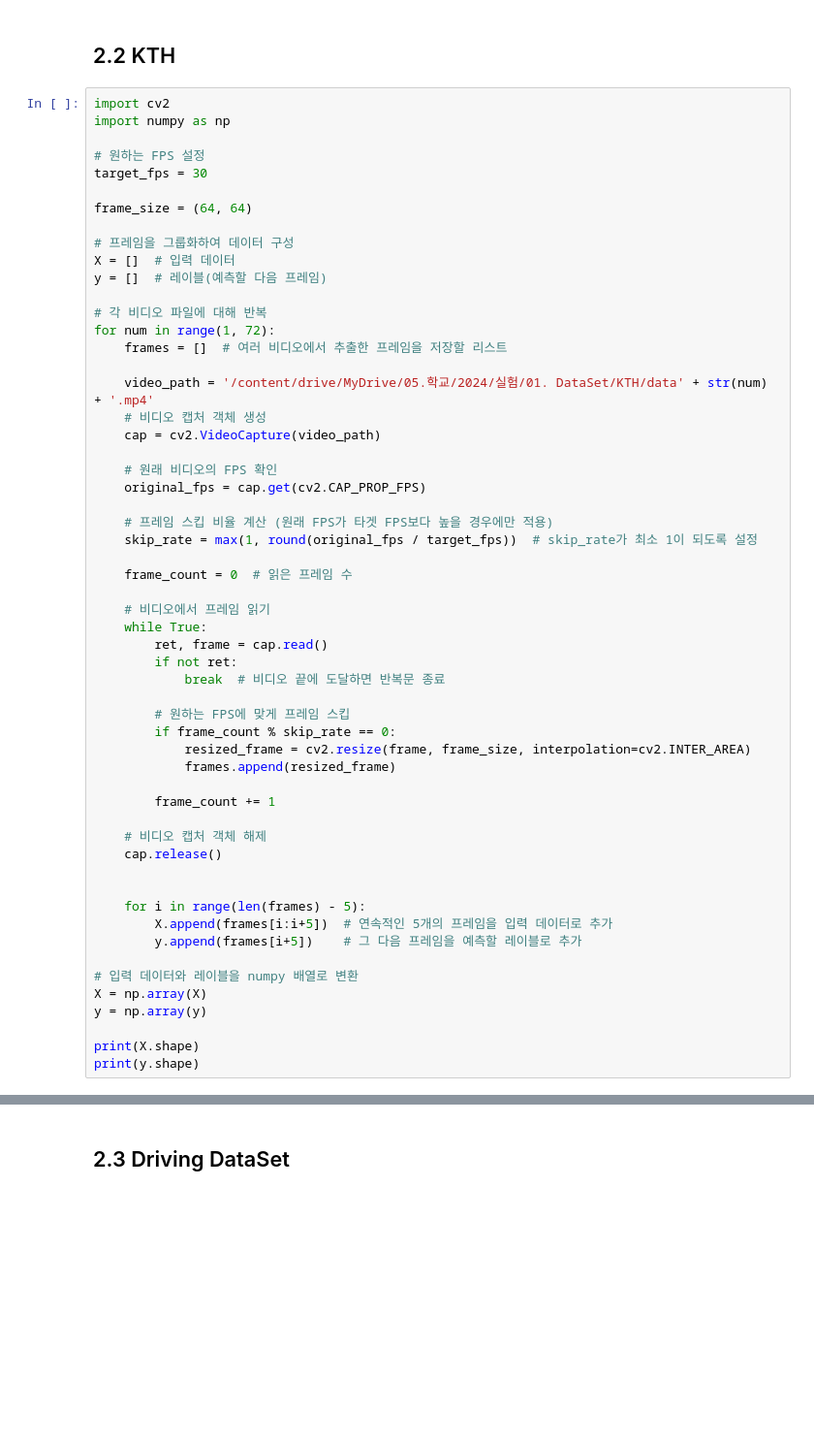
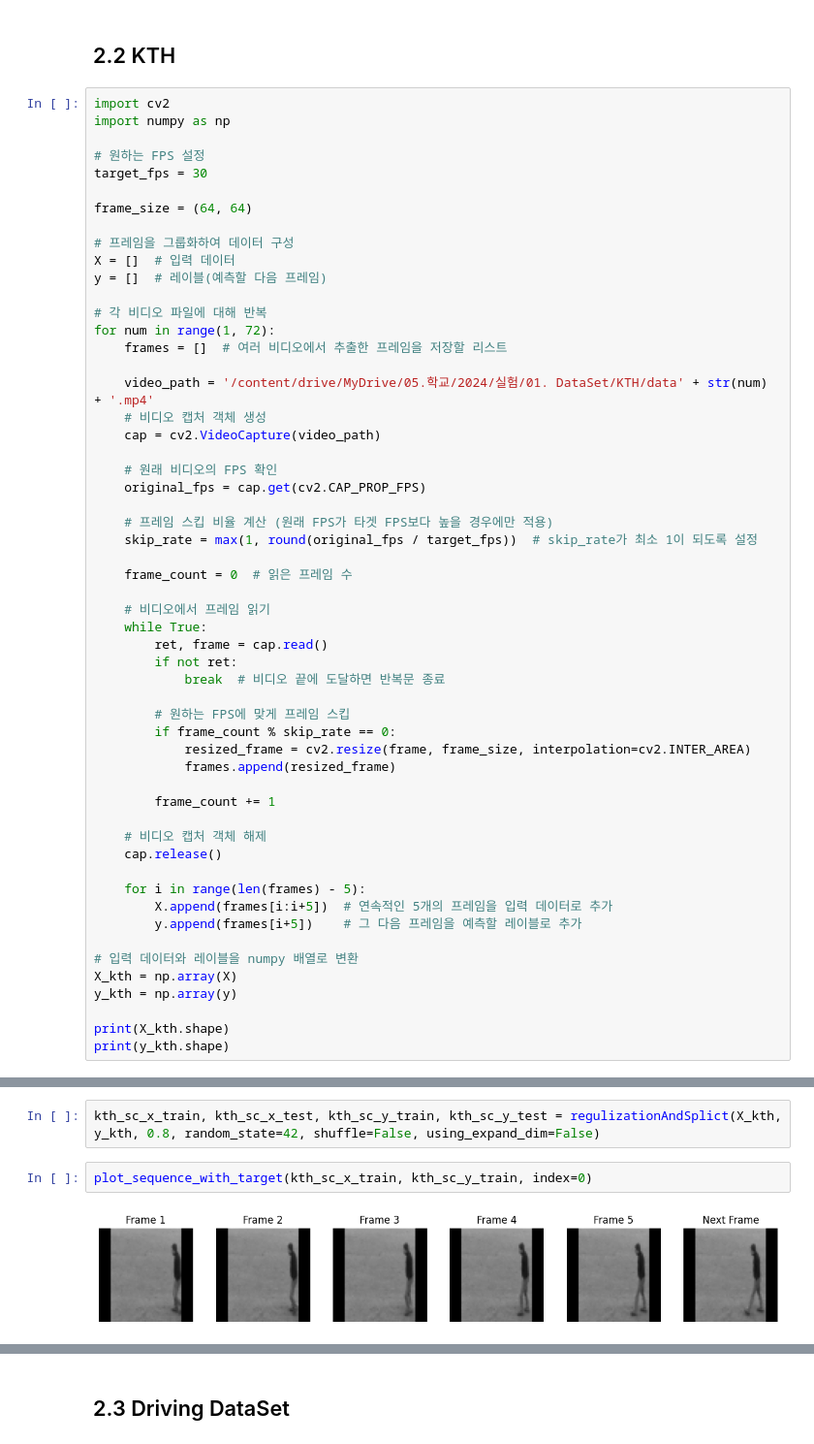
Before and after one commit to jmin07/Next-Frame-Prediction-Using-Beta-VAE, a Jupyter notebook: visualization.ipynb, the cells around one changed output, grey strips where cells are left out. Shown at 97% size. Saved outputs shown, nothing was run; the diff lists cells and outputs as text; blank space fills up the shorter version.

```diff
--- a/visualization.ipynb
+++ b/visualization.ipynb
@@ -347,14 +343,13 @@ for num in range(1, 72):
     # 비디오 캡처 객체 해제
     cap.release()
 
-
     for i in range(len(frames) - 5):
         X.append(frames[i:i+5])  # 연속적인 5개의 프레임을 입력 데이터로 추가
         y.append(frames[i+5])    # 그 다음 프레임을 예측할 레이블로 추가
 
 # 입력 데이터와 레이블을 numpy 배열로 변환
-X = np.array(X)
-y = np.array(y)
+X_kth = np.array(X)
+y_kth = np.array(y)
 
-print(X.shape)
-print(y.shape)
+print(X_kth.shape)
+print(y_kth.shape)
@@ -508,0 +359,6 @@ calculate_ssim(y_scale_test[index], np.squeeze(predicted_image))
+# %%
+kth_sc_x_train, kth_sc_x_test, kth_sc_y_train, kth_sc_y_test = regulizationAndSplict(X_kth, y_kth, 0.8, random_state=42, shuffle=False, using_expand_dim=False)
+# %%
+plot_sequence_with_target(kth_sc_x_train, kth_sc_y_train, index=0)
+# %% [output]
+[figure, added]
```
Also changed, not shown: parts of 56 cells of this notebook.
